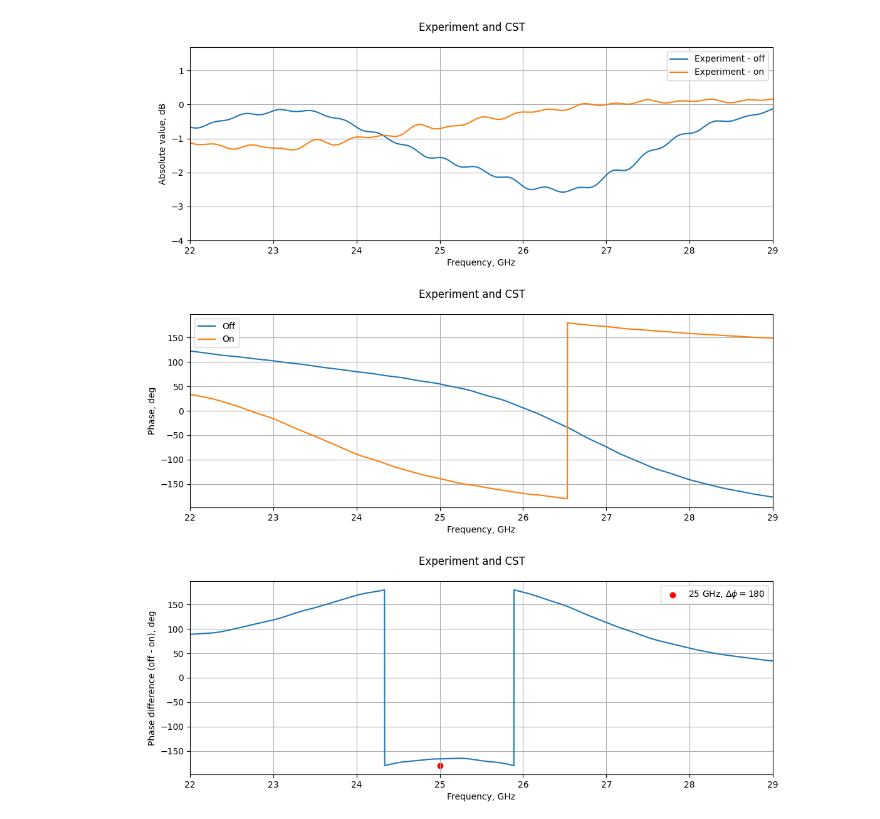
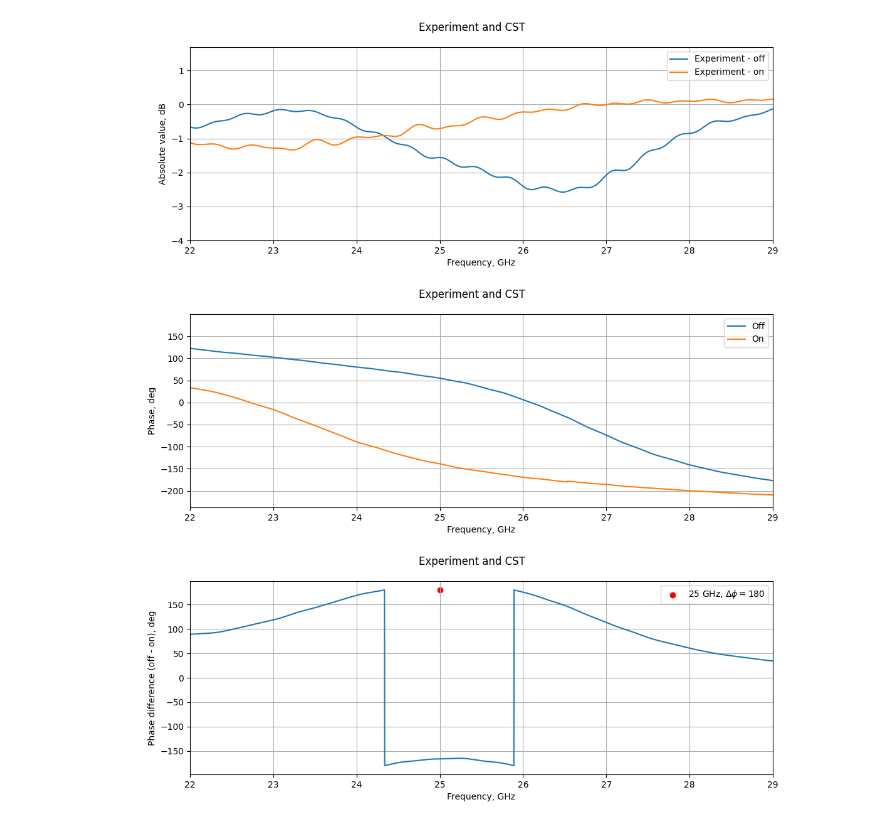
Before and after one commit to isvoropaev02/post_processing_RIS, a Jupyter notebook: 29sept/S21_TE_30deg_29sept.ipynb, the cells around one changed output. Drawn from its saved outputs; the diff is of its cells as text; code cells hidden in the pictures.

```diff
--- a/29sept/S21_TE_30deg_29sept.ipynb
+++ b/29sept/S21_TE_30deg_29sept.ipynb
@@ -230,30 +230,30 @@ plt.show()
 # %%
 fig4 = plt.figure(figsize=(12,4))
 
 ax_1 = fig4.add_subplot(111)
 
 ax_1.plot(frequency*1e-9, np.degrees(pd.Series(Gamma_off).apply(cmath.phase).to_numpy()), label='Off')
-ax_1.plot(frequency*1e-9, np.degrees(pd.Series(Gamma_on).apply(cmath.phase).to_numpy()), label='On')
+ax_1.plot(frequency*1e-9, np.unwrap(np.degrees(pd.Series(Gamma_on).apply(cmath.phase).to_numpy())), label='On')
 #ax_1.scatter([25], [-180], color='r', label = r'25 GHz, $\Delta\phi = 180$')
 #ax_1.plot(cst_freq, np.degrees(cst_Gamma.apply(cmath.phase).to_numpy()), label='Modeling')
 ax_1.set_xlabel("Frequency, GHz")
 ax_1.set_ylabel("Phase, deg")
 ax_1.set_xlim(left=22, right=29)
 ax_1.legend()
 ax_1.grid()
 
 
 fig4.suptitle('Experiment and CST')
 plt.show()
 # %% [output]
-[figure, old version]
+[figure, new version]
 # %%
 fig5 = plt.figure(figsize=(12,4))
 
 ax_1 = fig5.add_subplot(111)
 
-ax_1.plot(frequency*1e-9, np.degrees(pd.Series(Gamma_off / Gamma_on).apply(cmath.phase).to_numpy()))
-ax_1.scatter([25], [-180], color='r', label = r'25 GHz, $\Delta\phi = 180$')
+ax_1.plot(frequency*1e-9, (np.degrees(pd.Series(Gamma_off / Gamma_on).apply(cmath.phase).to_numpy())))
+ax_1.scatter([25], [180], color='r', label = r'25 GHz, $\Delta\phi = 180$')
 #ax_1.plot(cst_freq, np.degrees(cst_Gamma.apply(cmath.phase).to_numpy()), label='Modeling')
 ax_1.set_xlabel("Frequency, GHz")
 ax_1.set_ylabel("Phase difference (off - on), deg")
@@ -265,4 +265,4 @@ ax_1.grid()
 fig5.suptitle('Experiment and CST')
 plt.show()
 # %% [output]
-[figure, old version]
+[figure, new version]
```
Also changed, not shown: 1 other file.
